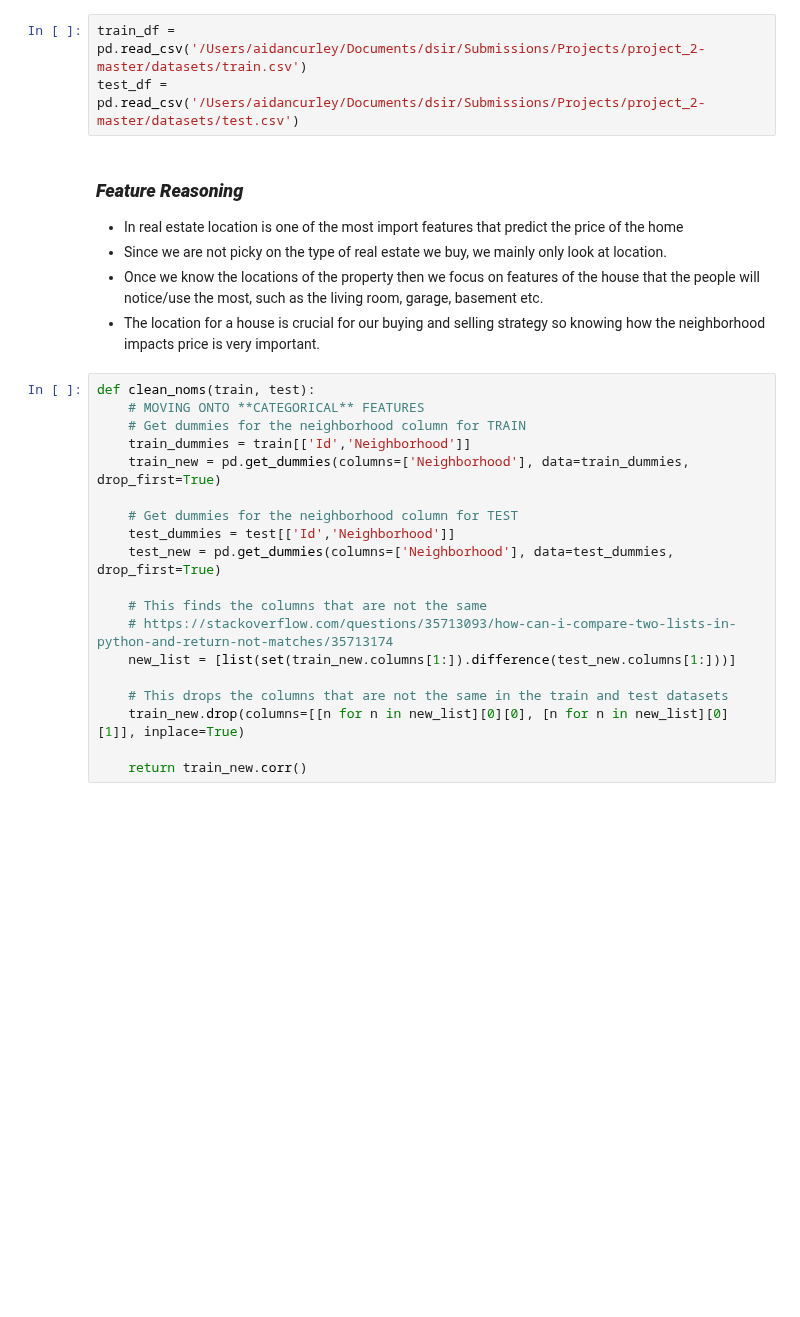
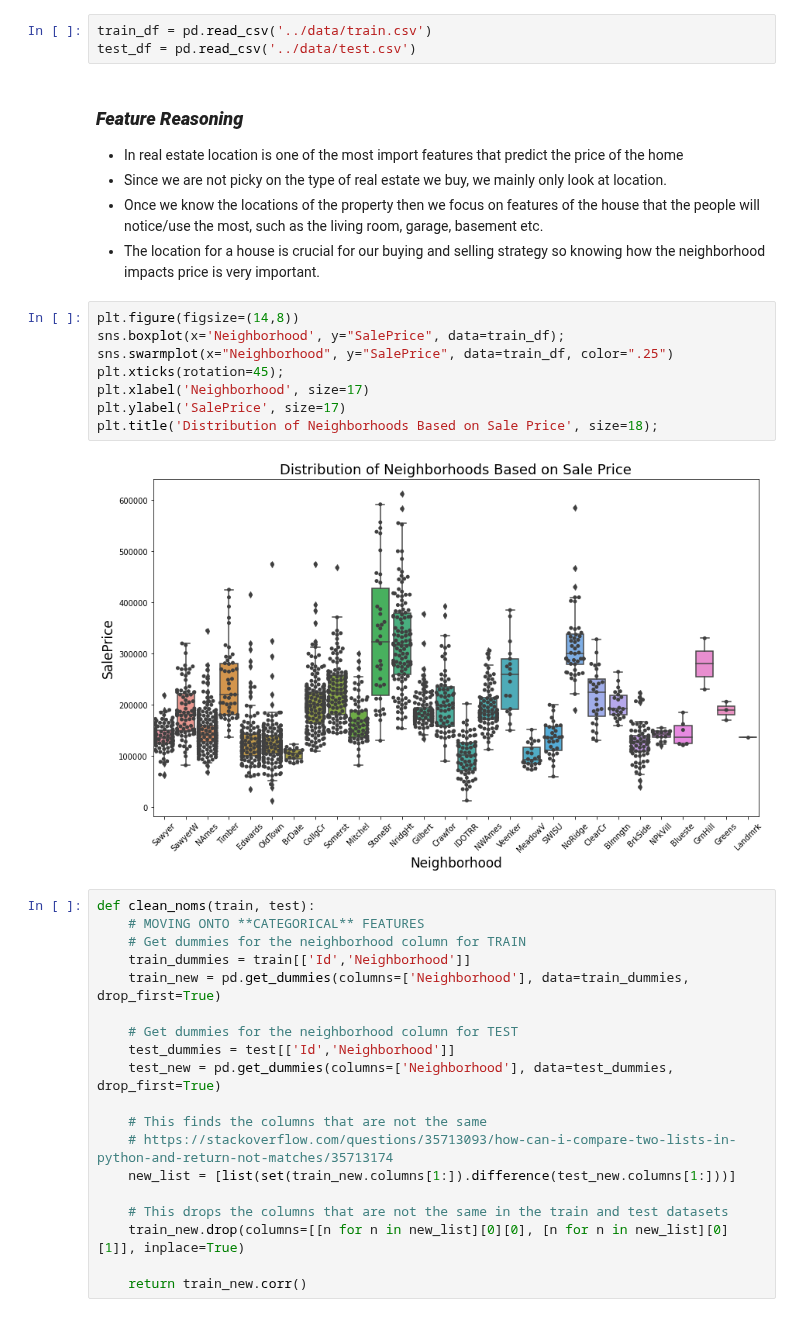
Before and after one commit to amcurley/GA_projects, a Jupyter notebook: Projects/project_2-master/code/04_nominal_cleaning.ipynb, the cells around one changed output. Saved outputs shown, nothing was run; the diff lists cells and outputs as text; blank space fills up the shorter version.

Commit message:
Submission

```diff
--- a/Projects/project_2-master/code/04_nominal_cleaning.ipynb
+++ b/Projects/project_2-master/code/04_nominal_cleaning.ipynb
@@ -7,14 +8,24 @@ import matplotlib.pyplot as plt
 # %% [markdown]
 ### ***Load Train and Test Data***
 # %%
-train_df = pd.read_csv('/Users/aidancurley/Documents/dsir/Submissions/Projects/project_2-master/datasets/train.csv')
-test_df = pd.read_csv('/Users/aidancurley/Documents/dsir/Submissions/Projects/project_2-master/datasets/test.csv')
+train_df = pd.read_csv('../data/train.csv')
+test_df = pd.read_csv('../data/test.csv')
 # %% [markdown]
 ### ***Feature Reasoning***
 - In real estate location is one of the most import features that predict the price of the home
 - Since we are not picky on the type of real estate we buy, we mainly only look at location.
 - Once we know the locations of the property then we focus on features of the house that the people will notice/use the most, such as the living room, garage, basement etc.
 - The location for a house is crucial for our buying and selling strategy so knowing how the neighborhood impacts price is very important.
+# %%
+plt.figure(figsize=(14,8))
+sns.boxplot(x='Neighborhood', y="SalePrice", data=train_df);
+sns.swarmplot(x="Neighborhood", y="SalePrice", data=train_df, color=".25")
+plt.xticks(rotation=45);
+plt.xlabel('Neighborhood', size=17)
+plt.ylabel('SalePrice', size=17)
+plt.title('Distribution of Neighborhoods Based on Sale Price', size=18);
+# %% [output]
+[figure, added]
 # %%
 def clean_noms(train, test):
     # MOVING ONTO **CATEGORICAL** FEATURES
```
Also changed, not shown: parts of 1 cell of this notebook, 6 other files.
